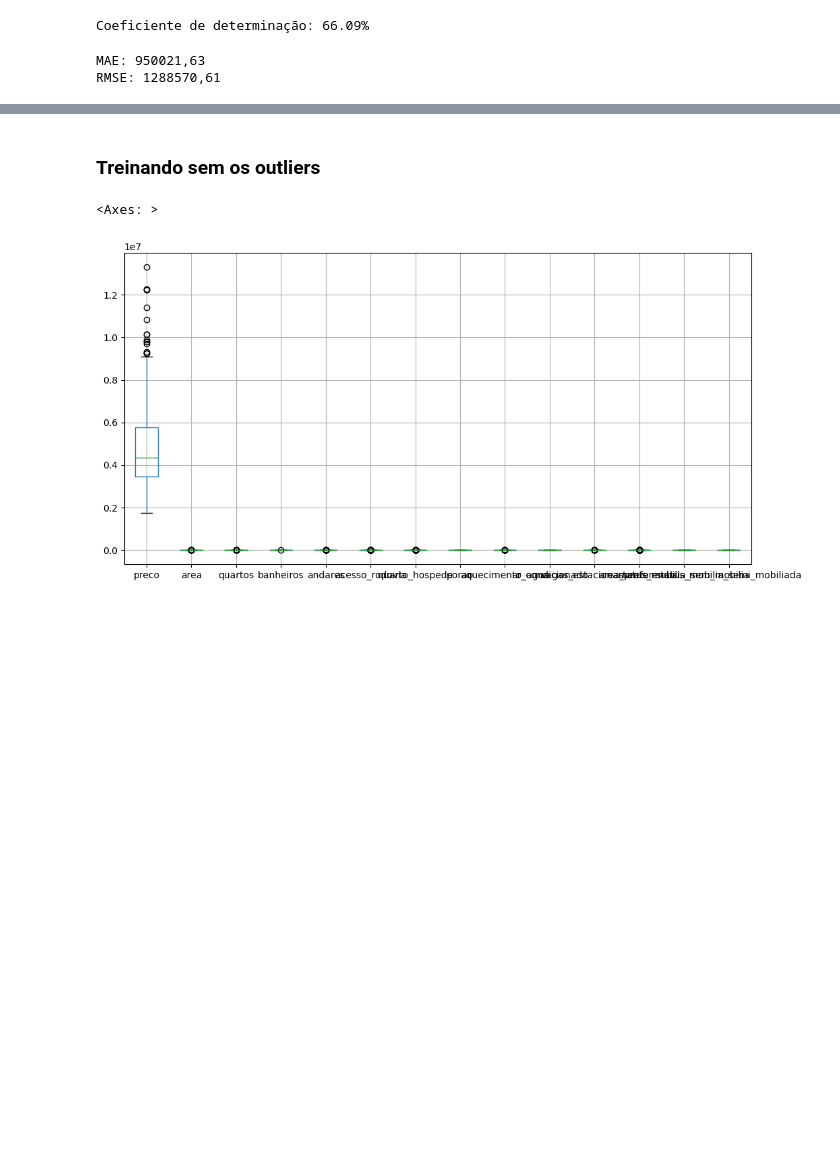
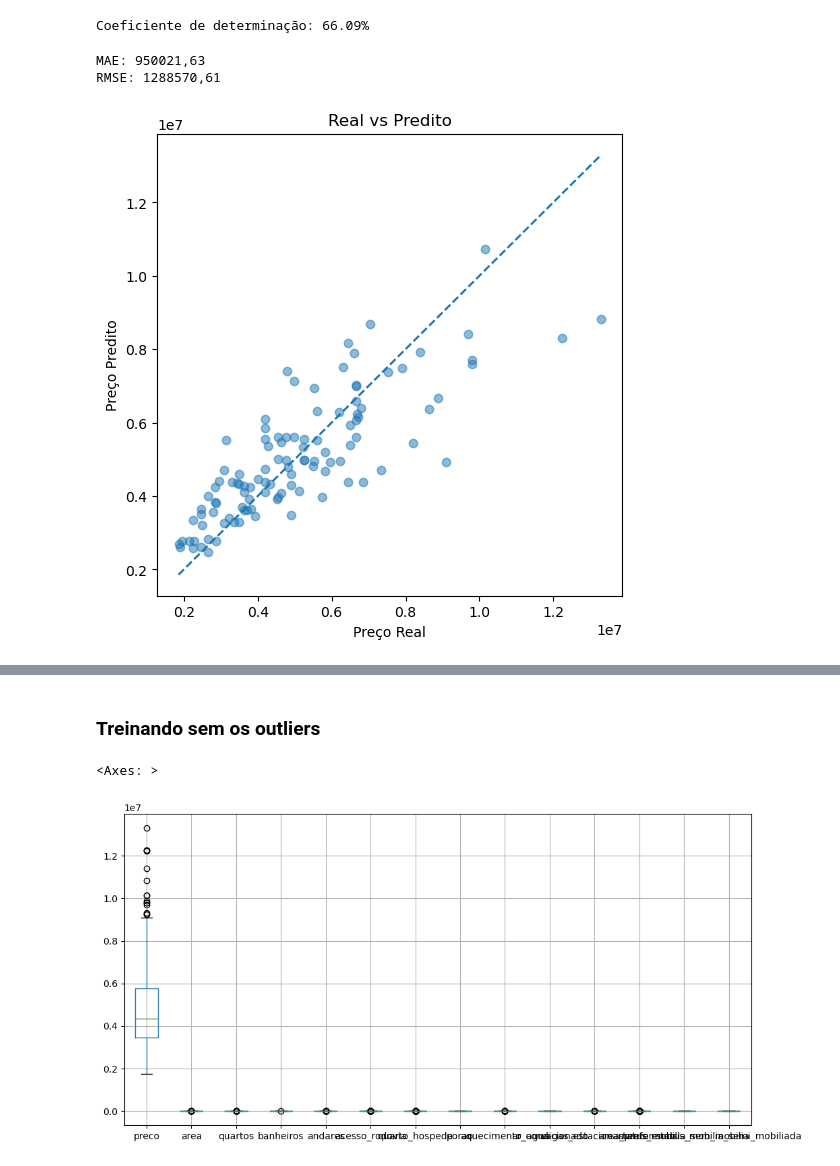
Before and after one commit to hugogsmendes/Houses-prediction, a Jupyter notebook: models_ml/model_mlp.ipynb, the cells around one changed output, grey strips where cells are left out. Drawn from its saved outputs; the diff is of its cells as text; code cells hidden in the pictures; blank space fills up the shorter version.

Commit message:
Novo modelo com 66% de coeficiente de determinação para inferencia

```diff
--- a/models_ml/model_mlp.ipynb
+++ b/models_ml/model_mlp.ipynb
@@ -56,7 +58,7 @@ pipeline = Pipeline([
 params_mlp = {
 
     'mlp__regressor__loss': [
-        'poisson', 'squared_error' # Função de perda (loss)
+        'squared_error' # Função de perda (loss)
     ],
 
     'mlp__regressor__hidden_layer_sizes': [
@@ -64,27 +66,26 @@ params_mlp = {
     ],
 
     'mlp__regressor__activation': [
-        'relu' # Função de ativação (Aplica não linearidade na rede)
+        'relu',
+        'tanh' # Função de ativação (Aplica não linearidade na rede)
     ],
 
     'mlp__regressor__solver': [
-        'adam' # Otimizador (aplica os gradientes calculados para atualizar os pesos)
+        'adam',
+        'sgd' # Otimizador (aplica os gradientes calculados para atualizar os pesos)
     ],
 
     'mlp__regressor__alpha': [
-        1e-4,
-        1e-3,
-        1e-2
+        1e-2,
+        1e-1
     ],
 
     'mlp__regressor__learning_rate_init': [
-        0.0001,
         0.001,
     ], # Taxa de aprendizado
 
     'mlp__regressor__max_iter': [
         1000,
-        2000
     ], # Quantidade de épocas
 
     'mlp__regressor__early_stopping': [
@@ -153,3 +157,16 @@ print(f'RMSE: {rmse_mlp:.2f}'.replace(',', 'X').replace('.', ',').replace('X', '
 # %% [output]
 MAE: 950021,63
 RMSE: 1288570,61
+# %%
+plt.figure(figsize=(6,6))
+plt.scatter(y_teste, y_pred, alpha=0.5)
+plt.plot([y_teste.min(), y_teste.max()],
+         [y_teste.min(), y_teste.max()],
+         linestyle='--')
+
+plt.xlabel("Preço Real")
+plt.ylabel("Preço Predito")
+plt.title("Real vs Predito")
+plt.show()
+# %% [output]
+[figure, added]
```
Also changed, not shown: parts of 11 cells of this notebook, 1 other file.
